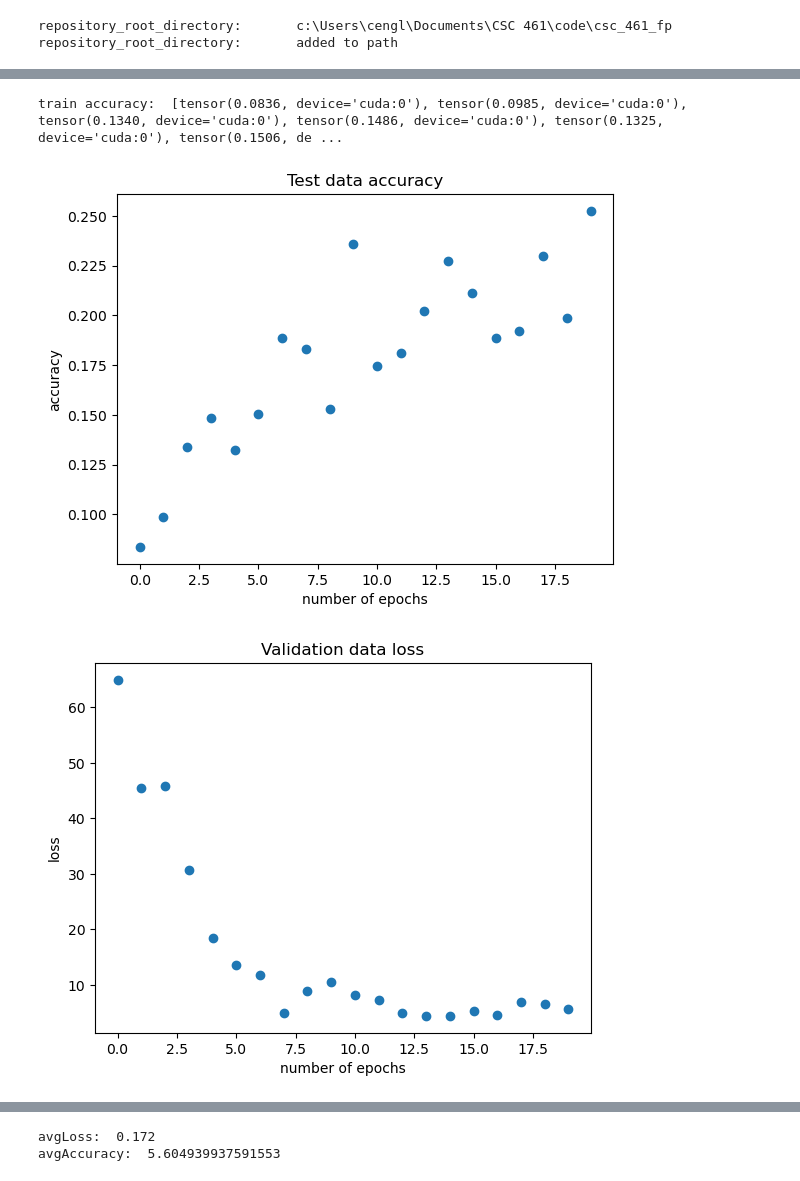
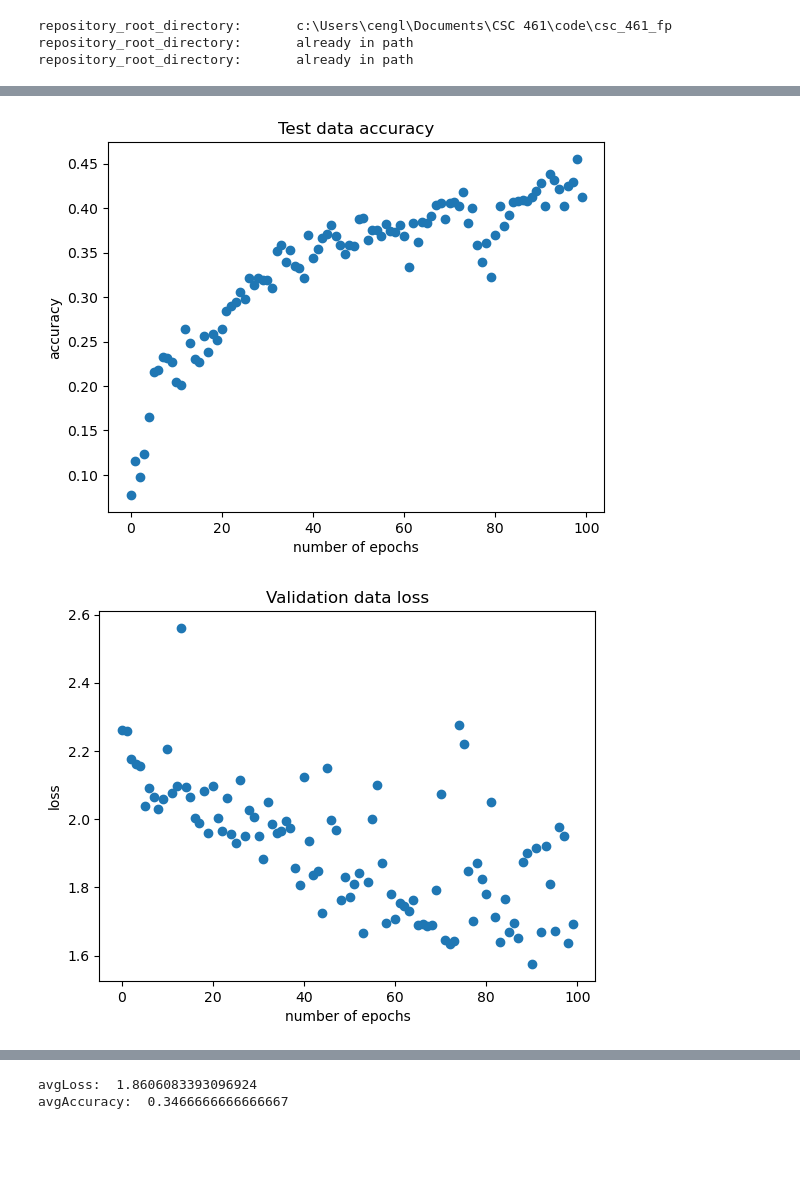
Before and after one commit to thiernohgradiagram/csc_461_fp, a Jupyter notebook: notebooks/_05_mlp_analysis.ipynb, the cells around one changed output, grey strips where cells are left out. Drawn from its saved outputs; the diff is of its cells as text; code cells hidden in the pictures; blank space fills up the shorter version.

```diff
--- a/notebooks/_05_mlp_analysis.ipynb
+++ b/notebooks/_05_mlp_analysis.ipynb
@@ -17,9 +17,19 @@ if repository_root_directory not in sys.path:
     print(rrd, "added to path")
 else:
     print(rrd, "already in path")
+
+#add the parent directory to the current working directory so that we can access MLP class
+parent_dir = os.path.abspath(os.path.join(os.getcwd(), ".."))
+
+if parent_dir not in sys.path:
+    sys.path.append(parent_dir)
+    print(rrd, "added to path")
+else:
+    print(rrd, "already in path")
 # %% [output]
 repository_root_directory:       c:\Users\cengl\Documents\CSC 461\code\csc_461_fp
-repository_root_directory:       added to path
+repository_root_directory:       already in path
+repository_root_directory:       already in path
 # %%
 
 #import the class
@@ -34,10 +44,10 @@ print("cuda status: ", device)
 config = {
     'input_size': 30,
     'output_size': 10,
-    'hidden_layers': [256,64],
-    'batch_size': 64,
-    'n_epochs': 20,
-    'learning_rate': 0.001
+    'hidden_layers': [512, 512, 256, 256, 128, 128, 64, 64, 32, 32],
+    'batch_size': 128,
+    'n_epochs': 100,
+    'learning_rate': 0.0033
 }
 
 model = MLP(config['input_size'], config['output_size'], config['hidden_layers']).to(device)
@@ -46,12 +56,9 @@ criterion = nn.CrossEntropyLoss()
 optimizer = torch.optim.Adam(model.parameters(), lr=config['learning_rate'])
 
 
-#trainData, validData, testData =  MLP.load_dataset(model, config['batch_size'])
+trainData, validData, testData =  model.load_model_dataset(config['batch_size'])
+trainedData = model.train_model(model,criterion, optimizer, trainData, validData, config['n_epochs'], device)
 
-trainData, validData, testData =  model.load_model_dataset(config['batch_size'])
-#trainedData = MLP.train(model, criterion, optimizer, trainData, validData, config['n_epochs'], device)
-trainedData = model.train_model(model,criterion, optimizer, trainData, validData, config['n_epochs'], device)
-#avgLoss, avgAccuracy = MLP.test(model, criterion, testData, device)
 
 avgLoss, avgAccuracy = model.test_model(model,criterion, testData, device)
 
@@ -70,7 +77,6 @@ plt.title("Test data loss")
 plt.show()
 
 #test data for scatter plot for accuracy
-#epochList = list(range(config['n_epochs']))
 plt.scatter(epochList, datasetTrainedAccuracy)
 plt.xlabel("number of epochs")
 plt.ylabel("accuracy")
@@ -78,7 +84,6 @@ plt.title("Test data accuracy")
 plt.show()
 
 #Validation data for scatter plot for loss
-#epochList = list(range(config['n_epochs']))
 plt.scatter(epochList, trainedData[2])
 plt.xlabel("number of epochs")
 plt.ylabel("loss")
@@ -86,7 +91,6 @@ plt.title("Validation data loss")
 plt.show()
 
 #validation data for scatter plot for accuracy
-#epochList = list(range(config['n_epochs']))
 plt.scatter(epochList, datasetValidationAccuracy)
 plt.xlabel("number of epochs")
 plt.ylabel("accuracy")
@@ -118,3 +122,2 @@ Epoch 19, training Loss 5.08650510597229, training Accuracy 0.25255927443504333,
-train accuracy:  [tensor(0.0836, device='cuda:0'), tensor(0.0985, device='cuda:0'), tensor(0.1340, device='cuda:0'), tensor(0.1486, device='cuda:0'), tensor(0.1325, device='cuda:0'), tensor(0.1506, de ...
-[figure, old version]
+[figure, new version]
-[figure, old version]
+[figure, new version]
@@ -122,4 +125,4 @@ train accuracy:  [tensor(0.0836, device='cuda:0'), tensor(0.0985, device='cuda:0
-avgLoss:  0.172
-avgAccuracy:  5.604939937591553
+avgLoss:  1.8606083393096924
+avgAccuracy:  0.3466666666666667
 # %%
 #save the model for later use
```
Also changed, not shown: parts of 3 cells of this notebook, 20 other files.
